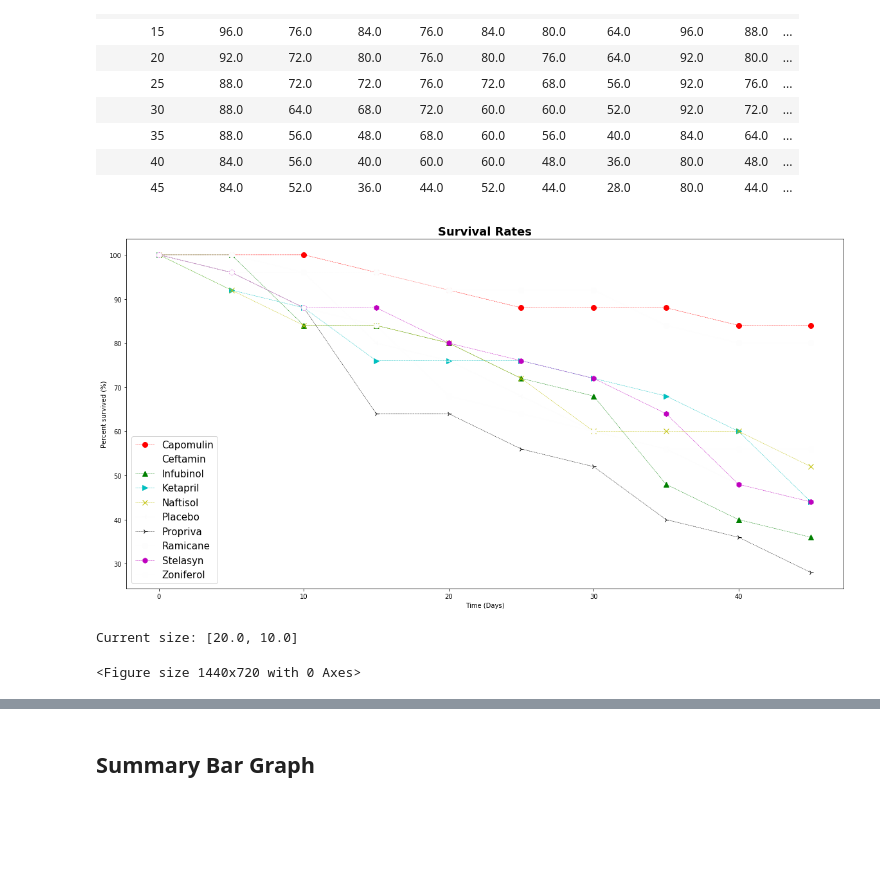
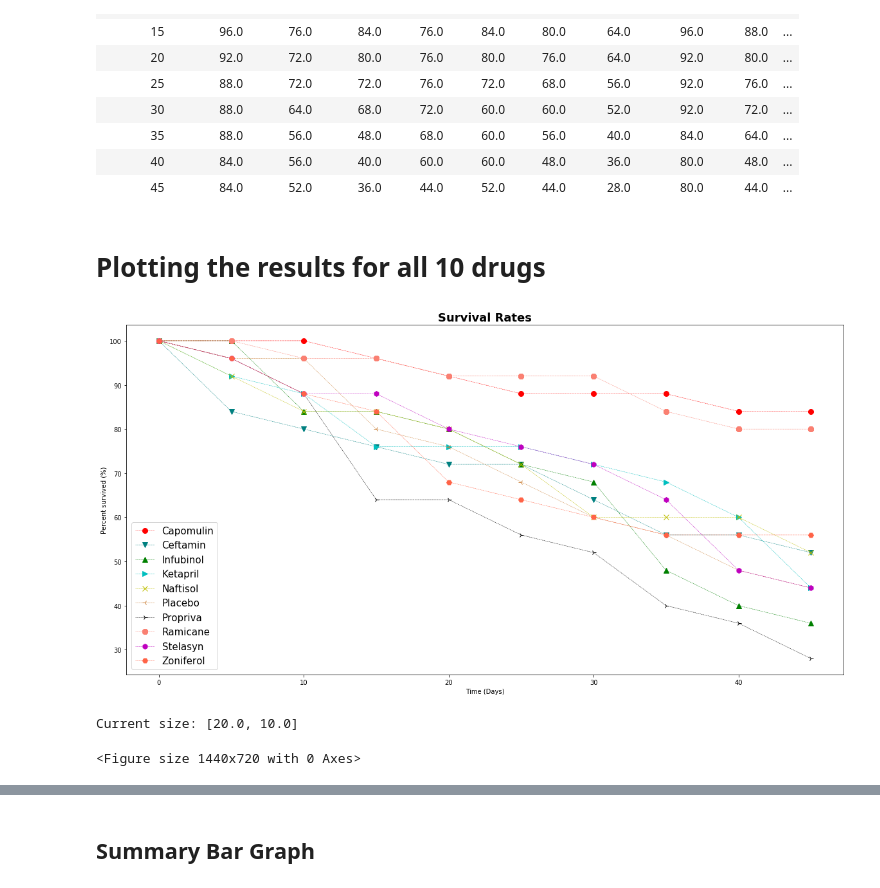
Before and after one commit to kavehamini/matplotlib-challenge, a Jupyter notebook: Pymaceuticals/pymaceuticals_Kaveh.ipynb, the cells around one changed output, grey strips where cells are left out. Cells and saved outputs as stored; diff of their text form; code cells hidden in the pictures; blank space fills up the shorter version.

```diff
--- a/Pymaceuticals/pymaceuticals_Kaveh.ipynb
+++ b/Pymaceuticals/pymaceuticals_Kaveh.ipynb
@@ -336,0 +322,29 @@ Current size: [20.0, 10.0]
+# %%
+plt.errorbar(metastaticmeandf.index, metastaticmeandf['Capomulin'], yerr=metastaticsemdf['Capomulin'],
+             color='r', marker='o', markersize=8, linestyle='--', linewidth=0.5)
+plt.errorbar(metastaticmeandf.index, metastaticmeandf['Infubinol'], yerr=metastaticsemdf['Infubinol'],
+             color='g', marker='^', markersize=8, linestyle='--', linewidth=0.5)
+plt.errorbar(metastaticmeandf.index, metastaticmeandf['Ketapril'], yerr=metastaticsemdf['Ketapril'],
+             color='c', marker='>', markersize=8, linestyle='--', linewidth=0.5)
+plt.errorbar(metastaticmeandf.index, metastaticmeandf['Placebo'], yerr=metastaticsemdf['Placebo'],
+             color='teal', marker='3', markersize=8, linestyle='--', linewidth=0.5)
+
+x_lim = len(metastaticmeandf.index)
+# Chart title
+plt.title("Metastatic Response to Treatment", fontdict = {'fontsize': 18, 'fontweight': 'bold'})
+# x label
+plt.xlabel("Time (Days)")
+# y label
+plt.ylabel("Metastatic Response")
+# legend
+plt.legend(metastaticmeandf, loc=2, prop={'size': 15})
+plt.show()
+fig_size = plt.rcParams["figure.figsize"]
+
+# Prints: [8.0, 6.0]
+print ("Current size:", fig_size)
+
+# Set figure width to 12 and height to 9
+fig_size[0] = 20
+fig_size[1] = 10
+plt.rcParams["figure.figsize"] = fig_size
@@ -402,41 +419,43 @@ mousecountdf
 | 35 | 88.0 | 56.0 | 48.0 | 68.0 | 60.0 | 56.0 | 40.0 | 84.0 | 64.0 | ... |
 | 40 | 84.0 | 56.0 | 40.0 | 60.0 | 60.0 | 48.0 | 36.0 | 80.0 | 48.0 | ... |
 | 45 | 84.0 | 52.0 | 36.0 | 44.0 | 52.0 | 44.0 | 28.0 | 80.0 | 44.0 | ... |
+# %% [markdown]
+# Plotting the results for all 10 drugs
 # %%
 # Generate the Plot (Accounting for percentages)
 plt.errorbar(mousecountdf.index, mousecountdf['Capomulin'], color='r', marker='o', markersize=8, linestyle='--', linewidth=0.5)
-plt.errorbar(mousecountdf.index, mousecountdf['Ceftamin'], color='1', marker="v", markersize=8, linestyle='--', linewidth=0.5)
+plt.errorbar(mousecountdf.index, mousecountdf['Ceftamin'], color='teal', marker="v", markersize=8, linestyle='--', linewidth=0.5)
 plt.errorbar(mousecountdf.index, mousecountdf['Infubinol'], color='g', marker='^', markersize=8, linestyle='--', linewidth=0.5)
 plt.errorbar(mousecountdf.index, mousecountdf['Ketapril'], color='c', marker='>', markersize=8, linestyle='--', linewidth=0.5)
 plt.errorbar(mousecountdf.index, mousecountdf['Naftisol'], color='y', marker='x', markersize=8, linestyle='--', linewidth=0.5)
-plt.errorbar(mousecountdf.index, mousecountdf['Placebo'], color='4', marker='3', markersize=8, linestyle='--', linewidth=0.5)
+plt.errorbar(mousecountdf.index, mousecountdf['Placebo'], color='peru', marker='3', markersize=8, linestyle='--', linewidth=0.5)
 plt.errorbar(mousecountdf.index, mousecountdf['Propriva'], color='0', marker='4', markersize=8, linestyle='--', linewidth=0.5)
-plt.errorbar(mousecountdf.index, mousecountdf['Ramicane'], color='3', marker='8', markersize=8, linestyle='--', linewidth=0.5)
+plt.errorbar(mousecountdf.index, mousecountdf['Ramicane'], color='salmon', marker='8', markersize=8, linestyle='--', linewidth=0.5)
 plt.errorbar(mousecountdf.index, mousecountdf['Stelasyn'], color='m', marker='h', markersize=8, linestyle='--', linewidth=0.5)
-plt.errorbar(mousecountdf.index, mousecountdf['Zoniferol'], color='2', marker='H', markersize=8, linestyle='--', linewidth=0.5)
+plt.errorbar(mousecountdf.index, mousecountdf['Zoniferol'], color='tomato', marker='H', markersize=8, linestyle='--', linewidth=0.5)
 
 x_lim = len(metastaticmeandf.index)
 # Chart title
 plt.title("Survival Rates", fontdict = {'fontsize': 18, 'fontweight': 'bold'})
 # x label
 plt.xlabel("Time (Days)")
 # y label
 plt.ylabel("Percent survived (%)")
 # legend
 plt.legend(mousecountdf, loc=3, prop={'size':15})
 
 plt.show()
 fig_size = plt.rcParams["figure.figsize"]
 
 # Prints: [8.0, 6.0]
 print ("Current size:", fig_size)
 
 # Set figure width to 12 and height to 9
 fig_size[0] = 20
 fig_size[1] = 10
 plt.rcParams["figure.figsize"] = fig_size
 plt.savefig('survivalrates.png')
 # %% [output]
-[figure, old version]
+[figure, new version]
 Current size: [20.0, 10.0]
 <Figure size 1440x720 with 0 Axes>
```
Also changed, not shown: parts of 12 cells of this notebook, 3 other files.
